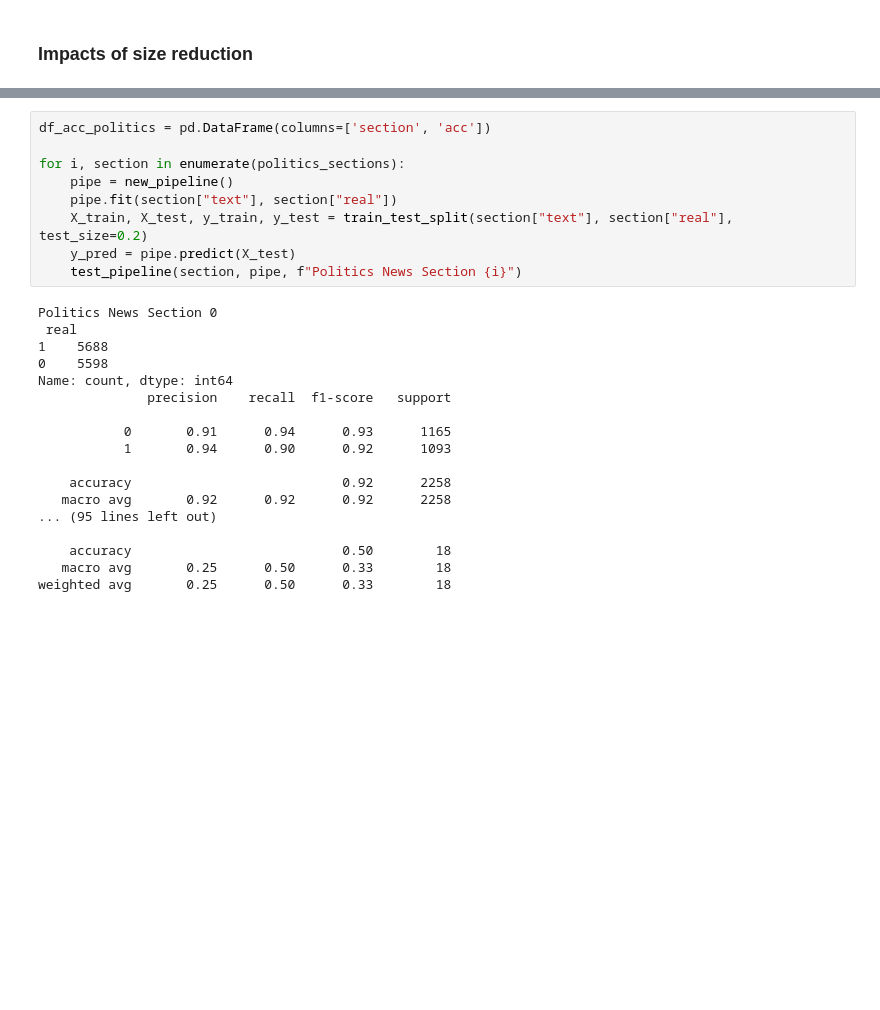
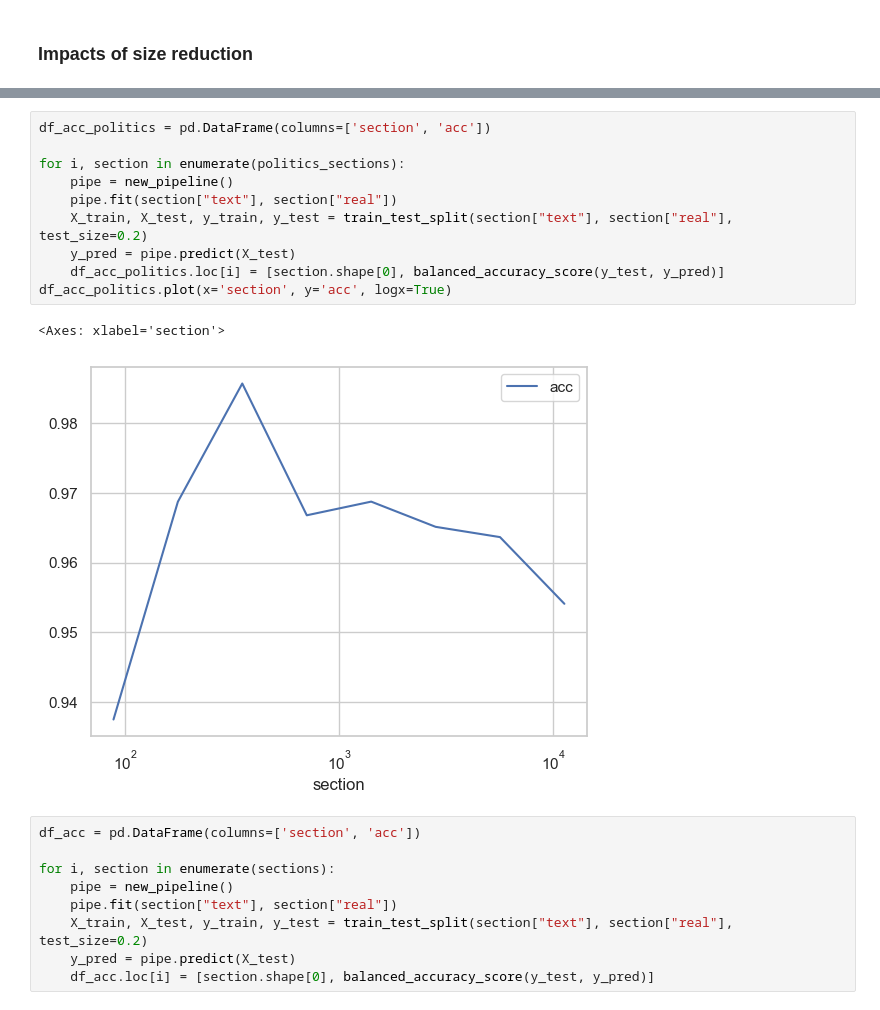
Before and after one commit to P-ASilva/fake-news-detector, a Jupyter notebook: classifier.ipynb, the cells around one changed output, grey strips where cells are left out. Saved outputs shown, nothing was run; the diff lists cells and outputs as text; blank space fills up the shorter version.

```diff
--- a/classifier.ipynb
+++ b/classifier.ipynb
@@ -377,27 +344,22 @@ weighted avg       0.72      0.72      0.72        18
+# %%
+df_acc_politics = pd.DataFrame(columns=['section', 'acc'])
+
+for i, section in enumerate(politics_sections):
+    pipe = new_pipeline()
+    pipe.fit(section["text"], section["real"])
+    X_train, X_test, y_train, y_test = train_test_split(section["text"], section["real"], test_size=0.2)
+    y_pred = pipe.predict(X_test)
+    df_acc_politics.loc[i] = [section.shape[0], balanced_accuracy_score(y_test, y_pred)]
+df_acc_politics.plot(x='section', y='acc', logx=True)
+# %% [output]
+<Axes: xlabel='section'>
+[figure, added]
 # %%
-df_acc_politics = pd.DataFrame(columns=['section', 'acc'])
+df_acc = pd.DataFrame(columns=['section', 'acc'])
 
-for i, section in enumerate(politics_sections):
+for i, section in enumerate(sections):
     pipe = new_pipeline()
     pipe.fit(section["text"], section["real"])
     X_train, X_test, y_train, y_test = train_test_split(section["text"], section["real"], test_size=0.2)
     y_pred = pipe.predict(X_test)
-    test_pipeline(section, pipe, f"Politics News Section {i}")
+    df_acc.loc[i] = [section.shape[0], balanced_accuracy_score(y_test, y_pred)]
-# %% [output]
-Politics News Section 0
- real
-1    5688
-0    5598
-Name: count, dtype: int64
-              precision    recall  f1-score   support
-
-           0       0.91      0.94      0.93      1165
-           1       0.94      0.90      0.92      1093
-
-    accuracy                           0.92      2258
-   macro avg       0.92      0.92      0.92      2258
-... (95 lines left out)
-
-    accuracy                           0.50        18
-   macro avg       0.25      0.50      0.33        18
-weighted avg       0.25      0.50      0.33        18
```
Also changed, not shown: parts of 25 cells of this notebook.
